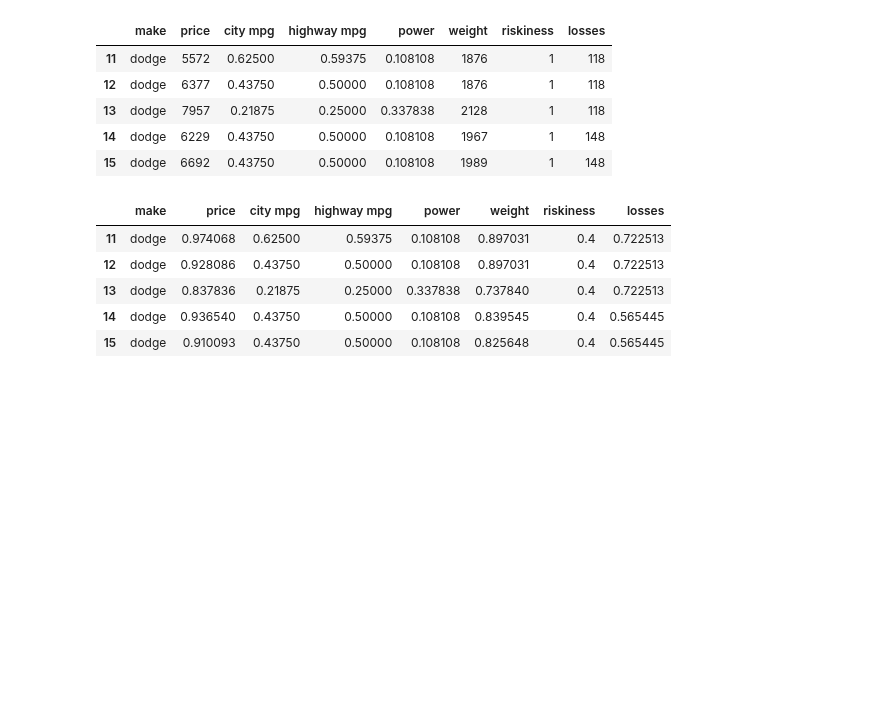
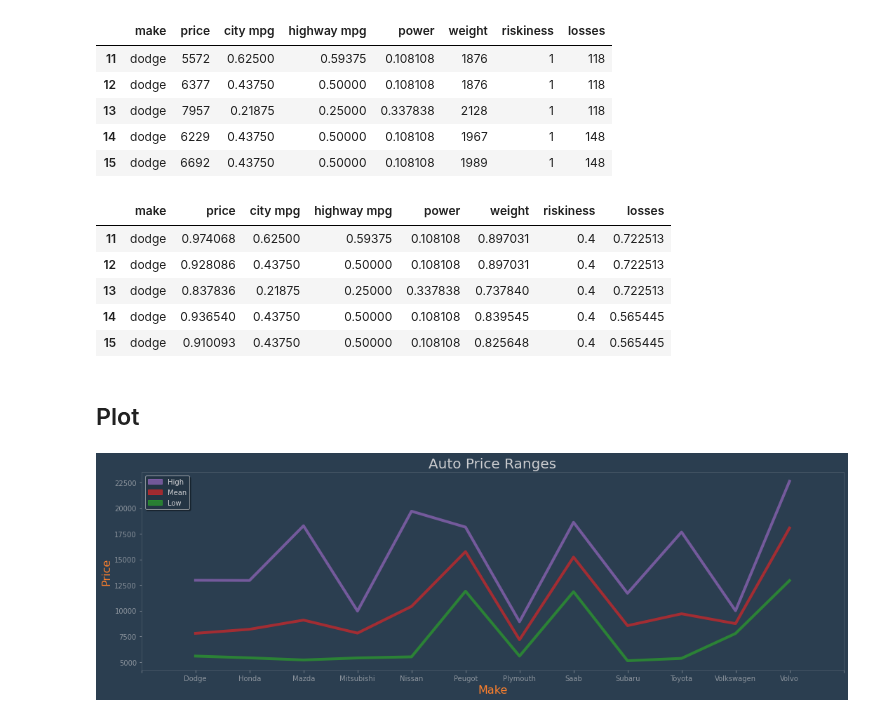
Before and after one commit to michelaap/notebooks, a Jupyter notebook: matplotlib.ipynb, the cells around one changed output. Cells and saved outputs as stored; diff of their text form; code cells hidden in the pictures; blank space fills up the shorter version.

```diff
--- a/matplotlib.ipynb
+++ b/matplotlib.ipynb
@@ -170,3 +181,12 @@ dados_normalizados.head()
 | 13 | dodge | 0.837836 | 0.21875 | 0.25000 | 0.337838 | 0.737840 | 0.4 | 0.722513 |
 | 14 | dodge | 0.936540 | 0.43750 | 0.50000 | 0.108108 | 0.839545 | 0.4 | 0.565445 |
 | 15 | dodge | 0.910093 | 0.43750 | 0.50000 | 0.108108 | 0.825648 | 0.4 | 0.565445 |
+# %% [markdown]
+## Plot
+# %%
+figure = plt.figure(figsize=(15, 5))
+prices_gs = mpl.gridspec.GridSpec(1, 1)
+prices_axes = gera_plot.make_autos_price_plot(figure, prices_gs, dados)
+plt.show()
+# %% [output]
+[figure, added]
```
Also changed, not shown: parts of 10 cells of this notebook, 2 other files.
